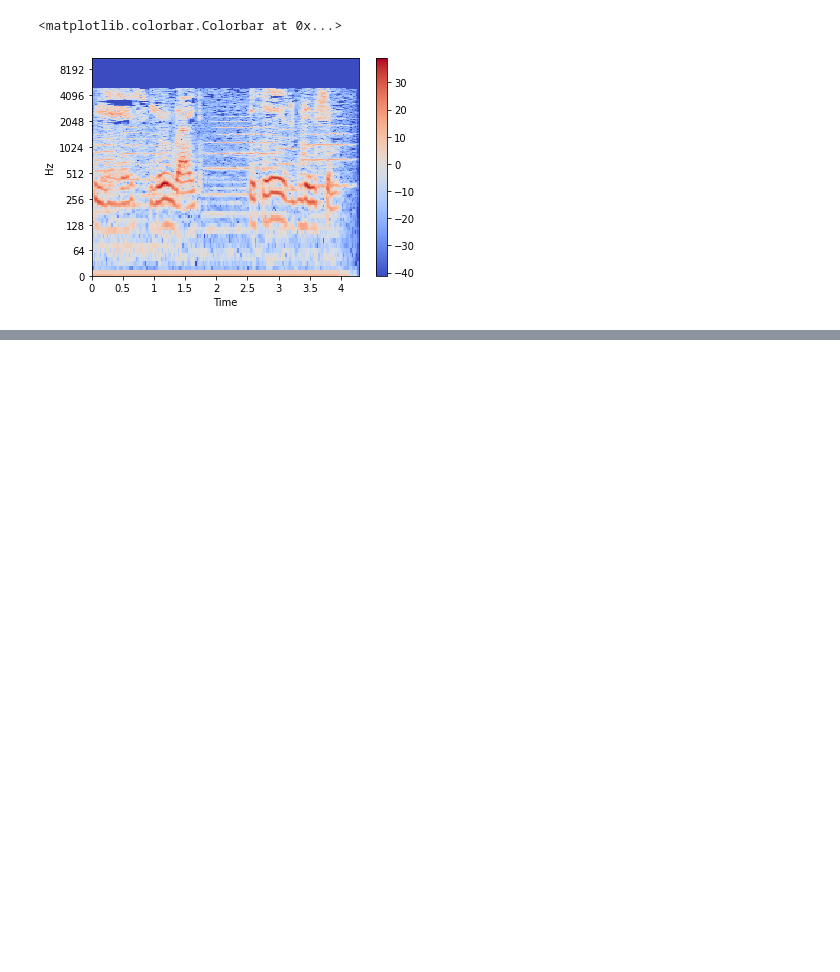
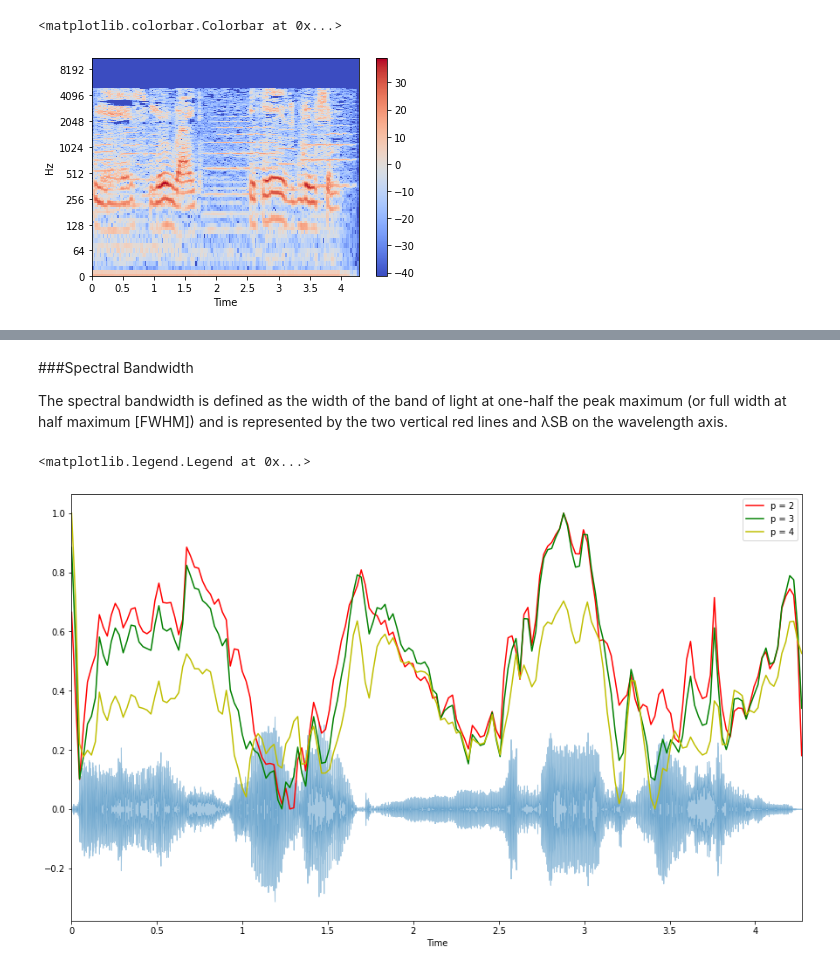
Before and after one commit to subhayuroy/Melody_Synthesis, a Jupyter notebook: musicAnalysis.ipynb, the cells around one changed output, grey strips where cells are left out. Cells and saved outputs as stored; diff of their text form; code cells hidden in the pictures; blank space fills up the shorter version.

```diff
--- a/musicAnalysis.ipynb
+++ b/musicAnalysis.ipynb
@@ -68,0 +115,17 @@ librosa.output.write_wav('tone_220.wav', x, sr)
+# %% [markdown]
+###Spectral Bandwidth
+
+The spectral bandwidth is defined as the width of the band of light at one-half the peak maximum (or full width at half maximum [FWHM]) and is represented by the two vertical red lines and λSB on the wavelength axis.
+# %%
+spectral_bandwidth_2 = librosa.feature.spectral_bandwidth(x+0.01, sr=sr)[0]
+spectral_bandwidth_3 = librosa.feature.spectral_bandwidth(x+0.01, sr=sr, p=3)[0]
+spectral_bandwidth_4 = librosa.feature.spectral_bandwidth(x+0.01, sr=sr, p=4)[0]
+plt.figure(figsize=(15, 9))
+librosa.display.waveplot(x, sr=sr, alpha=0.4)
+plt.plot(t, normalize(spectral_bandwidth_2), color='r')
+plt.plot(t, normalize(spectral_bandwidth_3), color='g')
+plt.plot(t, normalize(spectral_bandwidth_4), color='y')
+plt.legend(('p = 2', 'p = 3', 'p = 4'))
+# %% [output]
+<matplotlib.legend.Legend at 0x...>
+[figure, added]
```
Also changed, not shown: parts of 18 cells of this notebook.
